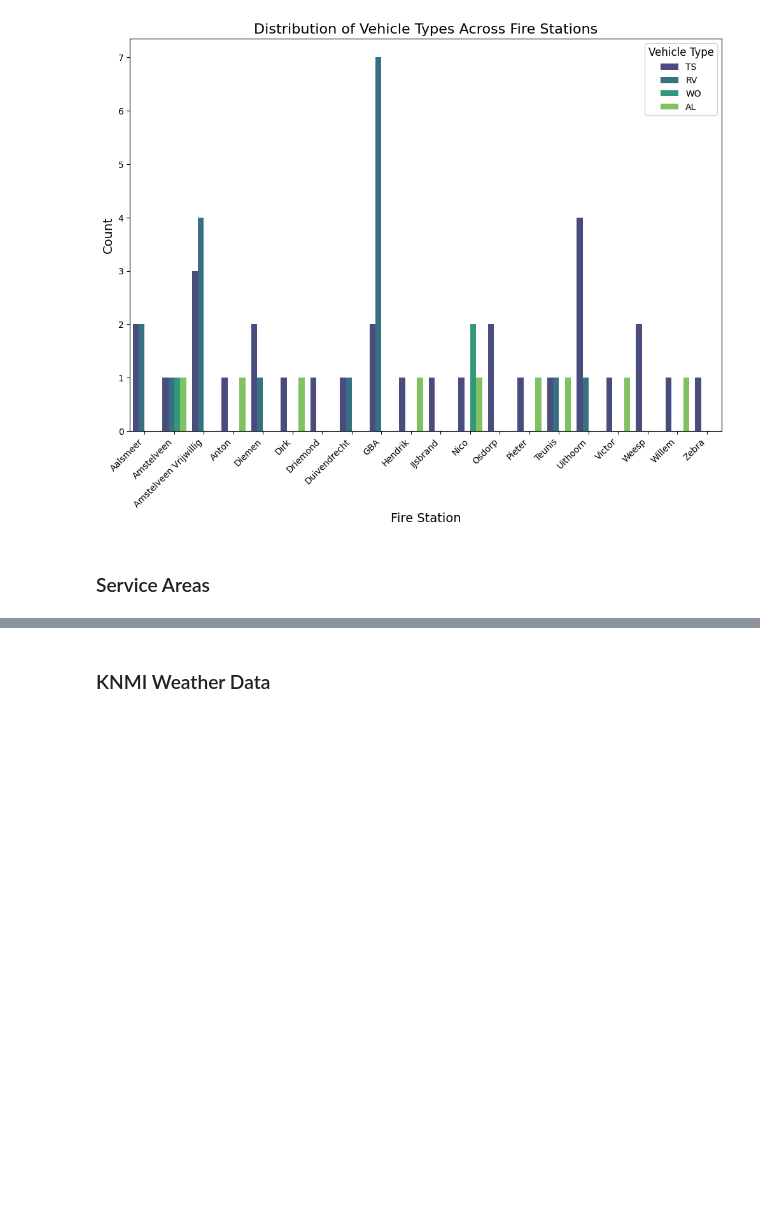
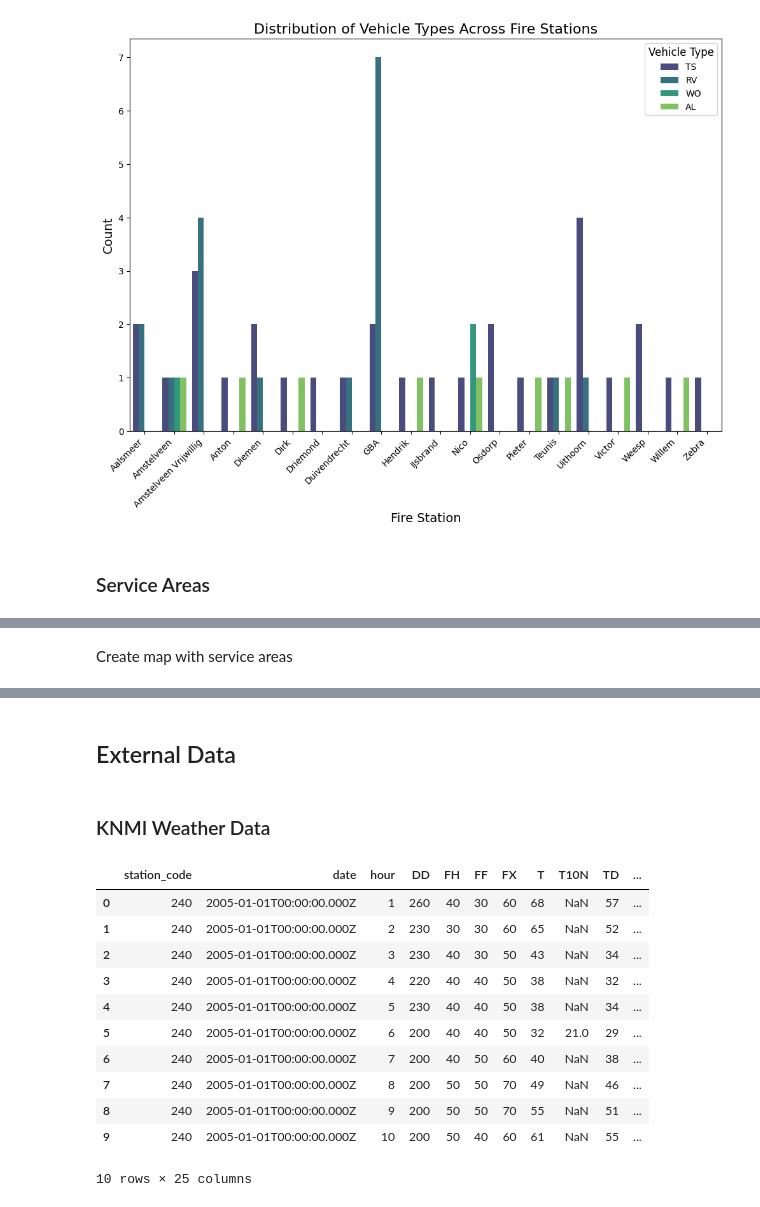
Before and after one commit to melchiorhering/DSP-Storm-Damage-on-Urban-Areas, a Jupyter notebook: src/notebooks/exploratory-data-analysis.ipynb, the cells around one changed output, grey strips where cells are left out. Saved outputs shown, nothing was run; the diff lists cells and outputs as text; code cells hidden in the pictures; blank space fills up the shorter version.

```diff
--- a/src/notebooks/exploratory-data-analysis.ipynb
+++ b/src/notebooks/exploratory-data-analysis.ipynb
@@ -479,6 +485,8 @@ dtype: object
 | 50% | 81.000000 | NaN | 52.353822 | 4.889798 | NaN |
 | 75% | 107.500000 | NaN | 52.371685 | 4.948731 | NaN |
 | max | 119.000000 | NaN | 52.406521 | 5.046891 | NaN |
+# %% [markdown]
+Create map with service areas
 # %%
 # Create map of Amsterdam
 amsterdam_map = folium.Map(
@@ -489,5 +497,22 @@ amsterdam_map = folium.Map(
 amsterdam_map
 # %% [output]
 [interactive output not drawn]
+# %% [markdown]
+## External Data
 # %% [markdown]
 ### KNMI Weather Data
+# %%
+knmi_weather_data.head(n=10)
+# %% [output]
+|  | station_code | date | hour | DD | FH | FF | FX | T | T10N | TD | ... |
+| 0 | 240 | 2005-01-01T00:00:00.000Z | 1 | 260 | 40 | 30 | 60 | 68 | NaN | 57 | ... |
+| 1 | 240 | 2005-01-01T00:00:00.000Z | 2 | 230 | 30 | 30 | 60 | 65 | NaN | 52 | ... |
+| 2 | 240 | 2005-01-01T00:00:00.000Z | 3 | 230 | 40 | 30 | 50 | 43 | NaN | 34 | ... |
+| 3 | 240 | 2005-01-01T00:00:00.000Z | 4 | 220 | 40 | 40 | 50 | 38 | NaN | 32 | ... |
+| 4 | 240 | 2005-01-01T00:00:00.000Z | 5 | 230 | 40 | 40 | 50 | 38 | NaN | 34 | ... |
+| 5 | 240 | 2005-01-01T00:00:00.000Z | 6 | 200 | 40 | 40 | 50 | 32 | 21.0 | 29 | ... |
+| 6 | 240 | 2005-01-01T00:00:00.000Z | 7 | 200 | 40 | 50 | 60 | 40 | NaN | 38 | ... |
+| 7 | 240 | 2005-01-01T00:00:00.000Z | 8 | 200 | 50 | 50 | 70 | 49 | NaN | 46 | ... |
+| 8 | 240 | 2005-01-01T00:00:00.000Z | 9 | 200 | 50 | 50 | 70 | 55 | NaN | 51 | ... |
+| 9 | 240 | 2005-01-01T00:00:00.000Z | 10 | 200 | 50 | 40 | 60 | 61 | NaN | 55 | ... |
+10 rows × 25 columns
```
Also changed, not shown: parts of 10 cells of this notebook.
